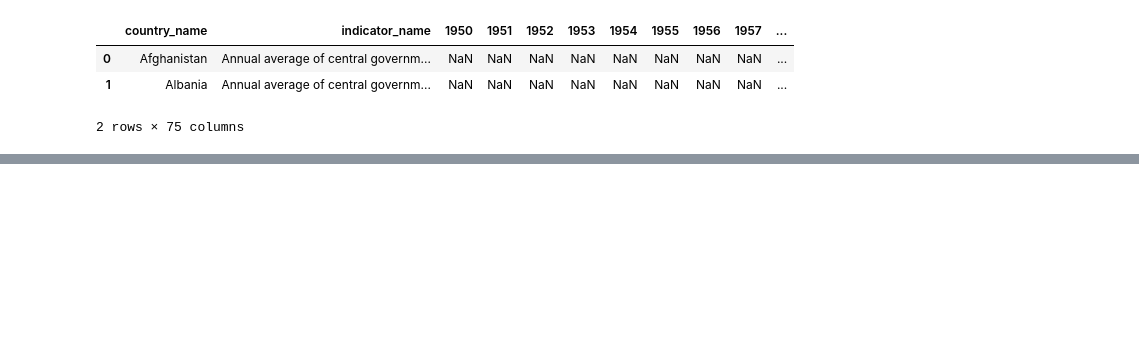
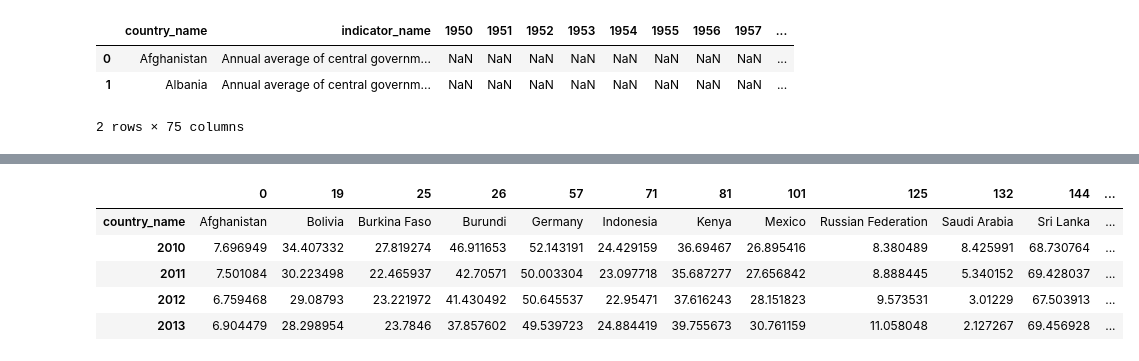
Before and after one commit to WamzMwangi/Global_Debt_Analysis, a Jupyter notebook: Central Government Debt.ipynb, the cells around one changed output, grey strips where cells are left out. Cells and saved outputs as stored; diff of their text form; code cells hidden in the pictures; blank space fills up the shorter version.

```diff
--- a/Central Government Debt.ipynb
+++ b/Central Government Debt.ipynb
@@ -41,0 +152,2 @@ See the caveats in the documentation: https://pandas.pydata.org/pandas-docs/stab
+# %%
+data=data.transpose()
@@ -41,0 +163,11 @@ See the caveats in the documentation: https://pandas.pydata.org/pandas-docs/stab
+# %%
+data= data.drop('indicator_name')
+# %%
+data.head()
+# %% [output]
+|  | 0 | 19 | 25 | 26 | 57 | 71 | 81 | 101 | 125 | 132 | 144 | ... |
+| country_name | Afghanistan | Bolivia | Burkina Faso | Burundi | Germany | Indonesia | Kenya | Mexico | Russian Federation | Saudi Arabia | Sri Lanka | ... |
+| 2010 | 7.696949 | 34.407332 | 27.819274 | 46.911653 | 52.143191 | 24.429159 | 36.69467 | 26.895416 | 8.380489 | 8.425991 | 68.730764 | ... |
+| 2011 | 7.501084 | 30.223498 | 22.465937 | 42.70571 | 50.003304 | 23.097718 | 35.687277 | 27.656842 | 8.888445 | 5.340152 | 69.428037 | ... |
+| 2012 | 6.759468 | 29.08793 | 23.221972 | 41.430492 | 50.645537 | 22.95471 | 37.616243 | 28.151823 | 9.573531 | 3.01229 | 67.503913 | ... |
+| 2013 | 6.904479 | 28.298954 | 23.7846 | 37.857602 | 49.539723 | 24.884419 | 39.755673 | 30.761159 | 11.058048 | 2.127267 | 69.456928 | ... |
```
Also changed, not shown: parts of 24 cells of this notebook.
